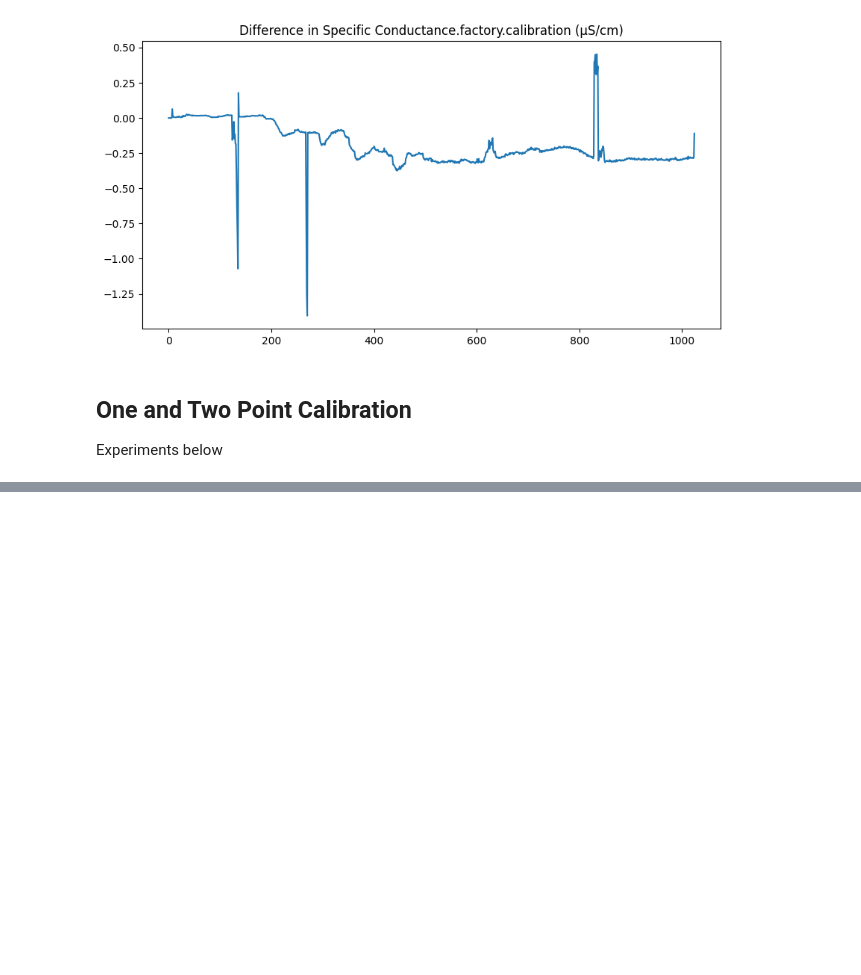
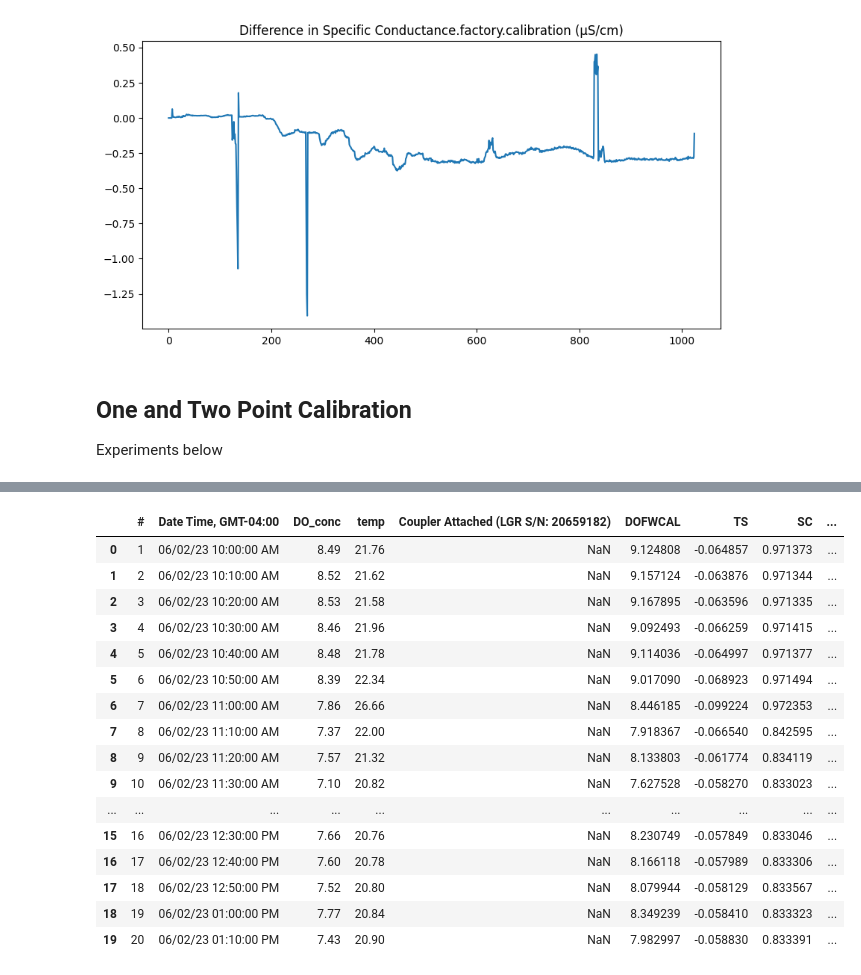
Before and after one commit to tnmygrwl/scc_db, a Jupyter notebook: notebooks/PSS-78.ipynb, the cells around one changed output, grey strips where cells are left out. Cells and saved outputs as stored; diff of their text form; code cells hidden in the pictures; blank space fills up the shorter version.

```diff
--- a/notebooks/PSS-78.ipynb
+++ b/notebooks/PSS-78.ipynb
@@ -246,0 +251,33 @@ Experiments below
+# %%
+import numpy as np
+
+# Constants
+CM1 = 40768  # Conductivity at the beginning of deployment
+TM1 = 21.1  # Temperature at the beginning of deployment
+CM2 = 39200  # Conductivity at the end of deployment
+TM2 = 17.8  # Temperature at the end of deployment
+
+# Calculate MS1 and MS2
+MS1 = calculate_specific_conductance(CM1, TM1, calculate_temp_coefficient(calculate_salinity(CM1, TM1), TM1))
+MS2 = calculate_specific_conductance(CM2, TM2, calculate_temp_coefficient(calculate_salinity(CM2, TM2), TM2))
+
+# Calculate R1 and R2
+R1 = 1 / con_data['Specific Conductance.factory.calibration (μS/cm)'].iloc[7] - 1 / MS1
+R2 = 1 / con_data['Specific Conductance.factory.calibration (μS/cm)'].iloc[-3] - 1 / MS2
+
+# Ensure R1 and R2 are not too small
+R1 = max(R1, 1e-11)
+R2 = max(R2, 1e-11)
+
+# Calculate A and B
+t1 = 7  # Assuming the first timestamp is 7
+t2 = len(con_data) - 3  # Assuming the last timestamp is the length of the data - 1
+A = (R2 - R1) / (t2 - t1)
+B = R1 - A * t1
+
+# Calculate E(t) and Cscal(t)
+E = np.piecewise(np.arange(len(con_data)),
+                 [np.arange(len(con_data)) < t1, np.arange(len(con_data)) > t2],
+                 [1 / R1, 1 / R2, lambda t: 1 / (A * t + B)])
+
+con_data['Cscal'] = E * con_data['Specific Conductance.factory.calibration (μS/cm)'] / (E - con_data['Specific Conductance.factory.calibration (μS/cm)'])
@@ -246,0 +386,20 @@ Experiments below
+# %%
+df[:20]
+# %% [output]
+|  | # | Date Time, GMT-04:00 | DO_conc | temp | Coupler Attached (LGR S/N: 20659182) | DOFWCAL | TS | SC | ... |
+| 0 | 1 | 06/02/23 10:00:00 AM | 8.49 | 21.76 | NaN | 9.124808 | -0.064857 | 0.971373 | ... |
+| 1 | 2 | 06/02/23 10:10:00 AM | 8.52 | 21.62 | NaN | 9.157124 | -0.063876 | 0.971344 | ... |
+| 2 | 3 | 06/02/23 10:20:00 AM | 8.53 | 21.58 | NaN | 9.167895 | -0.063596 | 0.971335 | ... |
+| 3 | 4 | 06/02/23 10:30:00 AM | 8.46 | 21.96 | NaN | 9.092493 | -0.066259 | 0.971415 | ... |
+| 4 | 5 | 06/02/23 10:40:00 AM | 8.48 | 21.78 | NaN | 9.114036 | -0.064997 | 0.971377 | ... |
+| 5 | 6 | 06/02/23 10:50:00 AM | 8.39 | 22.34 | NaN | 9.017090 | -0.068923 | 0.971494 | ... |
+| 6 | 7 | 06/02/23 11:00:00 AM | 7.86 | 26.66 | NaN | 8.446185 | -0.099224 | 0.972353 | ... |
+| 7 | 8 | 06/02/23 11:10:00 AM | 7.37 | 22.00 | NaN | 7.918367 | -0.066540 | 0.842595 | ... |
+| 8 | 9 | 06/02/23 11:20:00 AM | 7.57 | 21.32 | NaN | 8.133803 | -0.061774 | 0.834119 | ... |
+| 9 | 10 | 06/02/23 11:30:00 AM | 7.10 | 20.82 | NaN | 7.627528 | -0.058270 | 0.833023 | ... |
+| ... | ... | ... | ... | ... | ... | ... | ... | ... | ... |
+| 15 | 16 | 06/02/23 12:30:00 PM | 7.66 | 20.76 | NaN | 8.230749 | -0.057849 | 0.833046 | ... |
+| 16 | 17 | 06/02/23 12:40:00 PM | 7.60 | 20.78 | NaN | 8.166118 | -0.057989 | 0.833306 | ... |
+| 17 | 18 | 06/02/23 12:50:00 PM | 7.52 | 20.80 | NaN | 8.079944 | -0.058129 | 0.833567 | ... |
+| 18 | 19 | 06/02/23 01:00:00 PM | 7.77 | 20.84 | NaN | 8.349239 | -0.058410 | 0.833323 | ... |
+| 19 | 20 | 06/02/23 01:10:00 PM | 7.43 | 20.90 | NaN | 7.982997 | -0.058830 | 0.833391 | ... |
```
Also changed, not shown: parts of 14 cells of this notebook, 6 other files.
